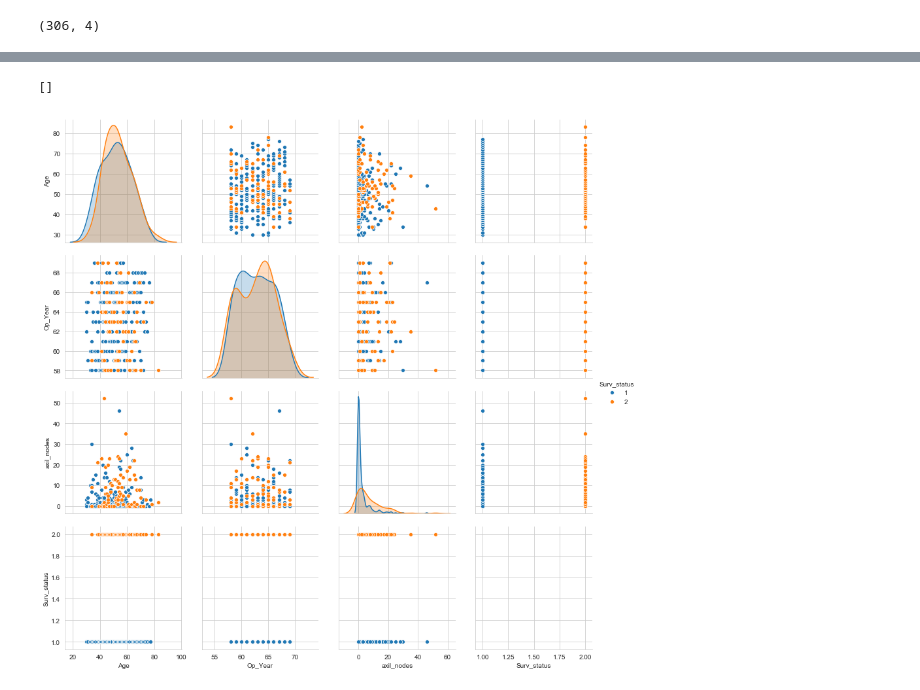
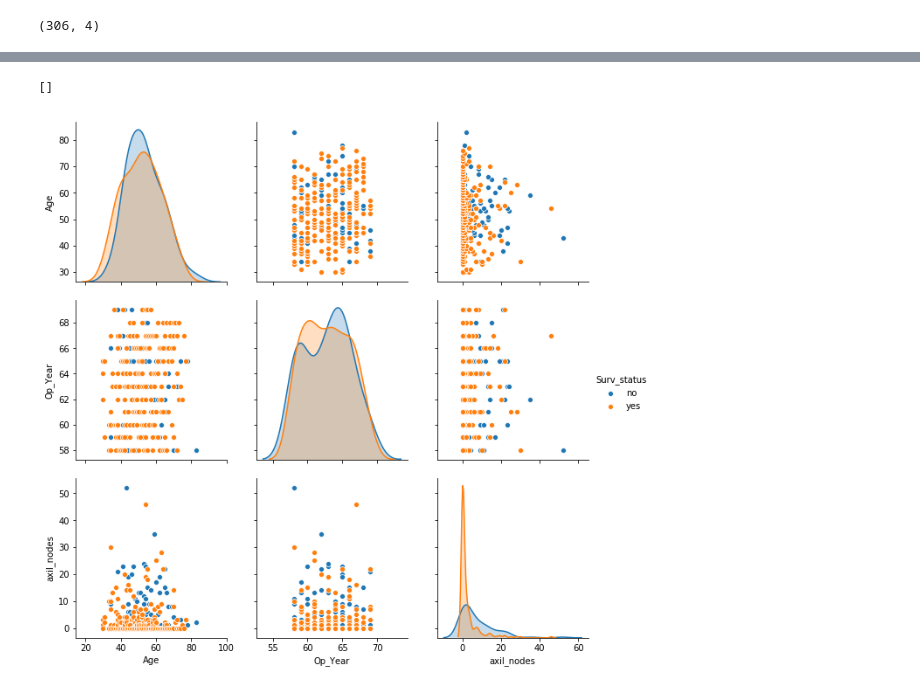
Before and after one commit to Rpmalukani22/Haberman-survival, a Jupyter notebook: Untitled.ipynb, the cells around one changed output, grey strips where cells are left out. Drawn from its saved outputs; the diff is of its cells as text; code cells hidden in the pictures.

```diff
--- a/Untitled.ipynb
+++ b/Untitled.ipynb
@@ -61,0 +48,4 @@ Name: Age, dtype: int64
+# %%
+df['Surv_status']=df['Surv_status'].map({1:'yes',2:'no'})
+df['Surv_status']=df['Surv_status'].astype('category')
+df.head()
@@ -62,7 +94,6 @@ Name: Age, dtype: int64
 # %%
-sns.set_style("whitegrid")
-sns.pairplot(df[:],hue="Surv_status",height=3)
+sns.pairplot(df[:],hue='Surv_status',height=3)
 plt.plot()
 # %% [output]
 []
-[figure, old version]
+[figure, new version]
```
Also changed, not shown: parts of 7 cells of this notebook.
